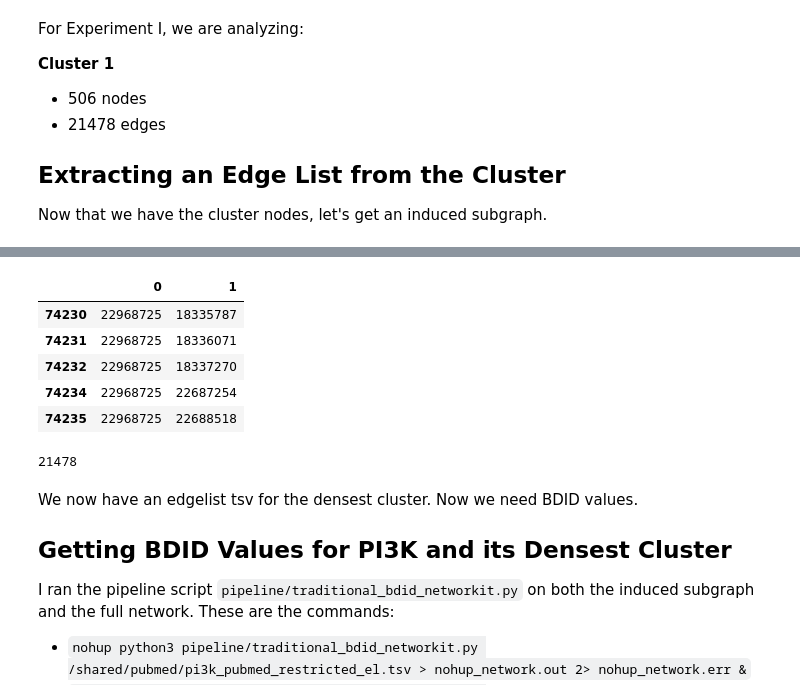
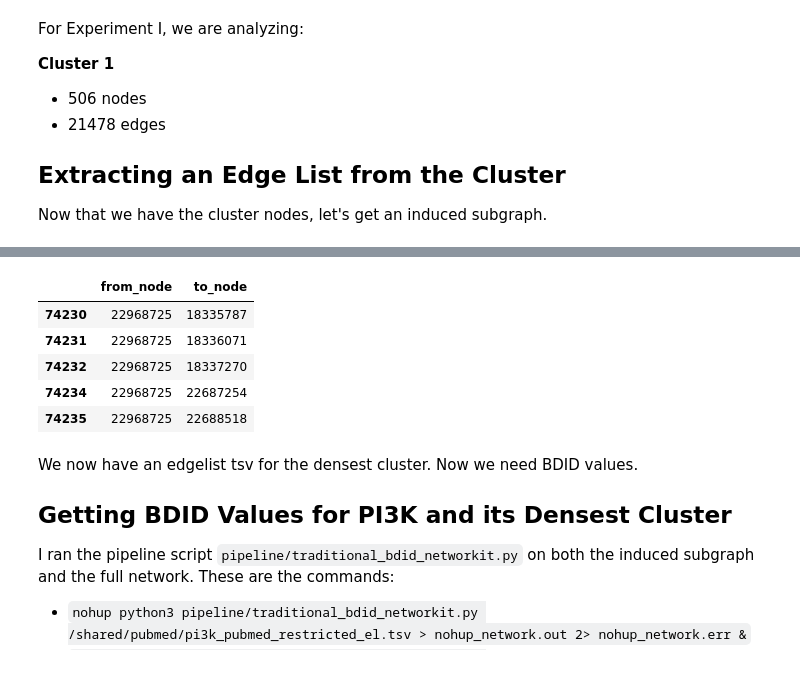
Before and after one commit to vikramr2/bdid-metrics, a Jupyter notebook: analysis/pi3k/analyze_pi3k.ipynb, the cells around one changed output, grey strips where cells are left out. Cells and saved outputs as stored; diff of their text form; code cells hidden in the pictures.

```diff
--- a/analysis/pi3k/analyze_pi3k.ipynb
+++ b/analysis/pi3k/analyze_pi3k.ipynb
@@ -84,7 +96,14 @@ For Experiment I, we are analyzing:
 
 Now that we have the cluster nodes, let's get an induced subgraph.
 # %%
-pi3k_ikc30 = pd.read_csv('/shared/pubmed/data/pi3k_pubmed_ikc30_reformatted.tsv', sep='\t', header=None)
+pi3k_ikc30 = pd.read_csv(
+    '/shared/pubmed/data/pi3k_pubmed_ikc30_reformatted.tsv',
+    sep='\t',
+    header=None,
+    names=[
+        'node_id',
+        'cluster_id'
+    ])
 
 pi3k_ikc30.head()
 # %% [output]
@@ -104,4 +121,18 @@ print(first_cluster_nodes[:5])
 # %%
-pi3k = pd.read_csv('/shared/pubmed/pi3k_pubmed_restricted_el.tsv', sep='\t', header=None)
+# Load the PI3K network
+
+pi3k = pd.read_csv(
+    '/shared/pubmed/pi3k_pubmed_restricted_el.tsv',
+    sep='\t',
+    header=None,
+    names=[
+        'from_node',
+        'to_node'
+    ])
 pi3k.head()
+
+pi3k_nedges = pi3k.shape[0]
+pi3k_nnodes = pi3k.nunique().sum()
+
+print(f'pi3k has {pi3k_nedges} edges and {pi3k_nnodes} nodes')
 # %% [output]
@@ -114,18 +140,16 @@ pi3k.head()
 # %%
-# Filter rows where both columns contain values from the list
+# Filter rows where both columns contain values from the nodelist
+
 induced_subgraph = pi3k[pi3k.iloc[:, 0].isin(first_cluster_nodes) & pi3k.iloc[:, 1].isin(first_cluster_nodes)]
+induced_subgraph.columns = ['from_node', 'to_node']
 induced_subgraph.head()
 # %% [output]
-|  | 0 | 1 |
+|  | from_node | to_node |
 | 74230 | 22968725 | 18335787 |
 | 74231 | 22968725 | 18336071 |
 | 74232 | 22968725 | 18337270 |
 | 74234 | 22968725 | 22687254 |
 | 74235 | 22968725 | 22688518 |
-# %%
-print(induced_subgraph.shape[0])
-# %% [output]
-21478
 # %%
 induced_subgraph.to_csv('/shared/pubmed/data/pi3k_k49_cluster1.tsv', sep='\t', header=False, index=False)
 # %% [markdown]
```
Also changed, not shown: parts of 14 cells of this notebook.
